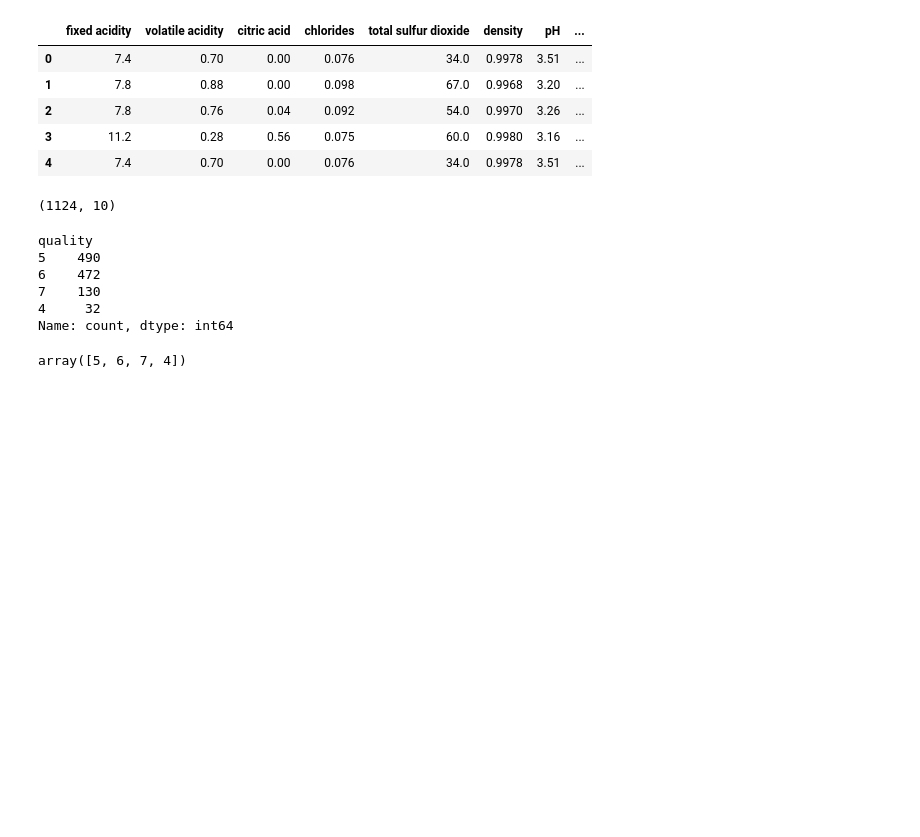
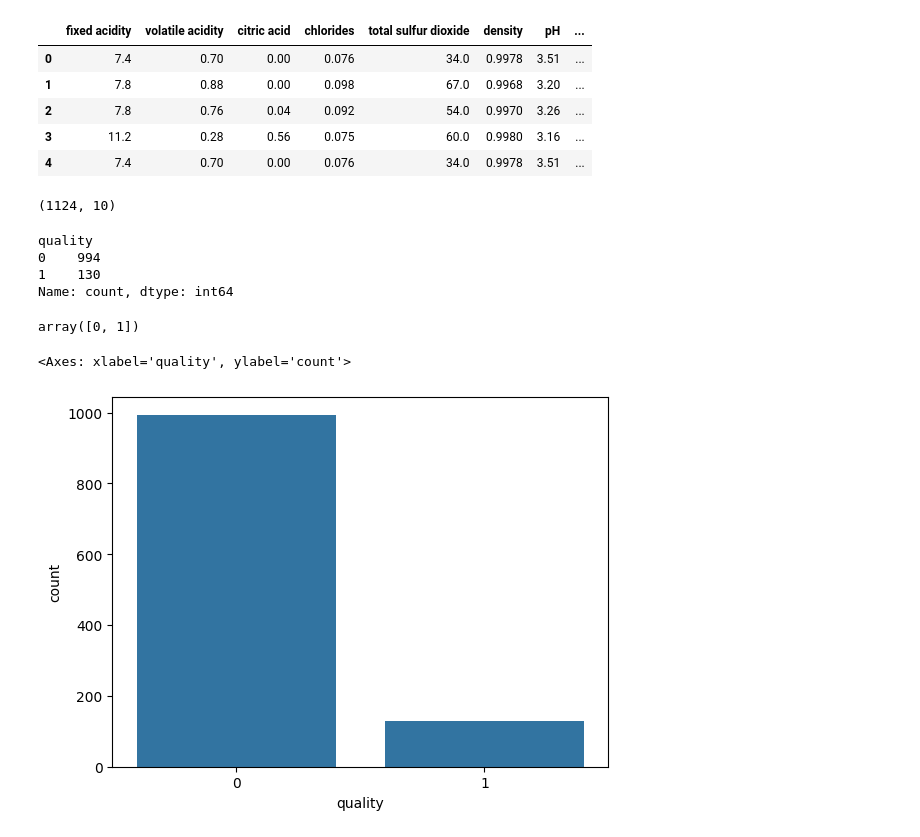
Before and after one commit to ldotmithu/FineWine-AI-Quality-Prediction-and-Personalized-Recommendations, a Jupyter notebook: notebook/trail.ipynb, the cells around one changed output. Saved outputs shown, nothing was run; the diff lists cells and outputs as text; code cells hidden in the pictures; blank space fills up the shorter version.

```diff
--- a/notebook/trail.ipynb
+++ b/notebook/trail.ipynb
@@ -227,19 +228,24 @@ data.head()
 data.shape
 # %% [output]
 (1124, 10)
+# %%
+data['quality'] = data['quality'].apply(lambda x: 1 if x >= 7 else 0)
 # %%
 data["quality"].value_counts()
 # %% [output]
 quality
-5    490
-6    472
-7    130
-4     32
+0    994
+1    130
 Name: count, dtype: int64
 # %%
 data["quality"].unique()
 # %% [output]
-array([5, 6, 7, 4])
+array([0, 1])
+# %%
+sns.countplot(data = data, x = 'quality')
+# %% [output]
+<Axes: xlabel='quality', ylabel='count'>
+[figure, added]
 # %%
 X = data.drop(["quality"],axis=1)
 y = data["quality"]
```
Also changed, not shown: parts of 11 cells of this notebook.
